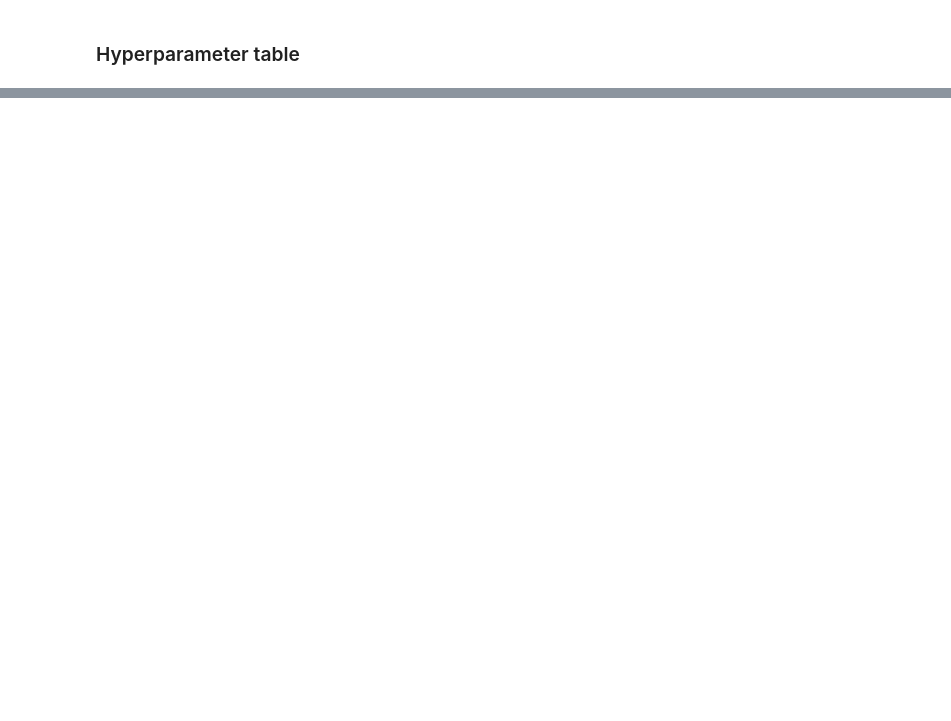
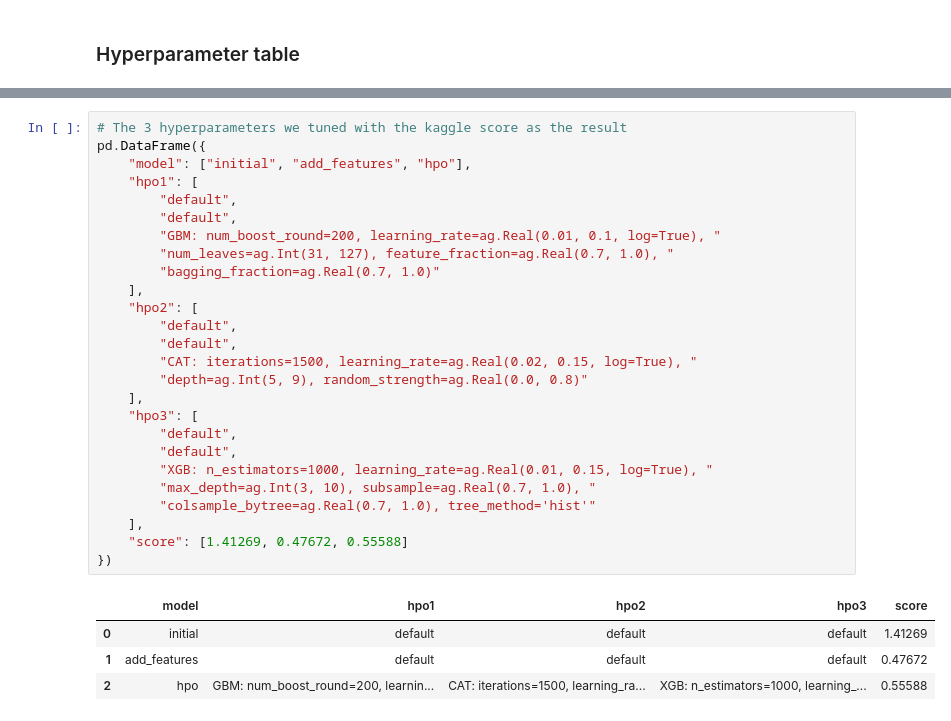
Before and after one commit to shilpamadini/bike-sharing-prediction-autogluon, a Jupyter notebook: project/project-template.ipynb, the cells around one changed output, grey strips where cells are left out. Saved outputs shown, nothing was run; the diff lists cells and outputs as text; blank space fills up the shorter version.

```diff
--- a/project/project-template.ipynb
+++ b/project/project-template.ipynb
@@ -945,0 +1078,31 @@ pd.DataFrame({
+# %%
+# The 3 hyperparameters we tuned with the kaggle score as the result
+pd.DataFrame({
+    "model": ["initial", "add_features", "hpo"],
+    "hpo1": [
+        "default",
+        "default",
+        "GBM: num_boost_round=200, learning_rate=ag.Real(0.01, 0.1, log=True), "
+        "num_leaves=ag.Int(31, 127), feature_fraction=ag.Real(0.7, 1.0), "
+        "bagging_fraction=ag.Real(0.7, 1.0)"
+    ],
+    "hpo2": [
+        "default",
+        "default",
+        "CAT: iterations=1500, learning_rate=ag.Real(0.02, 0.15, log=True), "
+        "depth=ag.Int(5, 9), random_strength=ag.Real(0.0, 0.8)"
+    ],
+    "hpo3": [
+        "default",
+        "default",
+        "XGB: n_estimators=1000, learning_rate=ag.Real(0.01, 0.15, log=True), "
+        "max_depth=ag.Int(3, 10), subsample=ag.Real(0.7, 1.0), "
+        "colsample_bytree=ag.Real(0.7, 1.0), tree_method='hist'"
+    ],
+    "score": [1.41269, 0.47672, 0.55588]
+})
+# %% [output]
+|  | model | hpo1 | hpo2 | hpo3 | score |
+| 0 | initial | default | default | default | 1.41269 |
+| 1 | add_features | default | default | default | 0.47672 |
+| 2 | hpo | GBM: num_boost_round=200, learnin... | CAT: iterations=1500, learning_ra... | XGB: n_estimators=1000, learning_... | 0.55588 |
```
Also changed, not shown: parts of 13 cells of this notebook.
